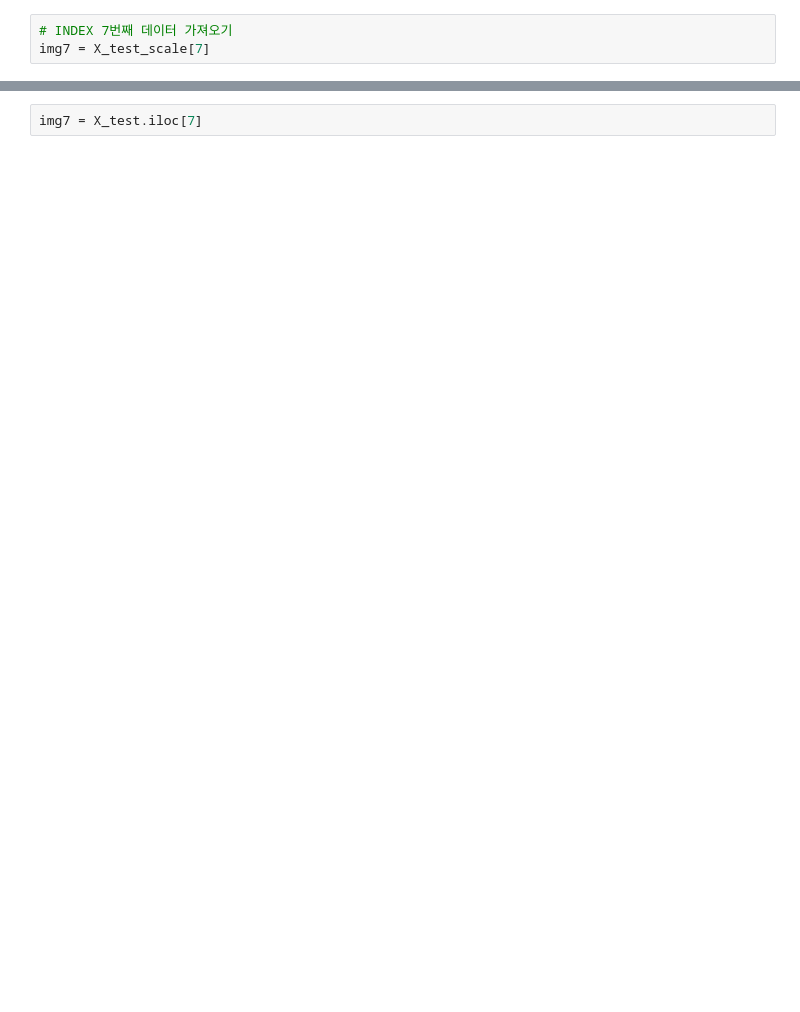
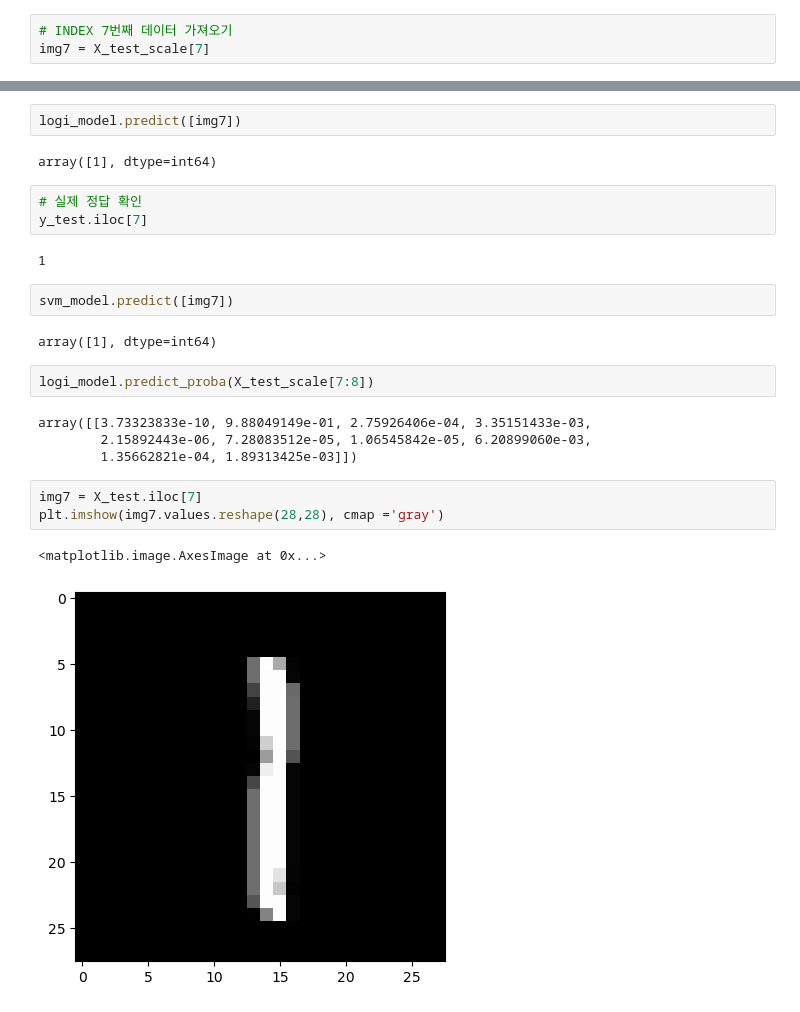
Before and after one commit to truffleToast/Aishool, a Jupyter notebook: Pythonstudy/Machine Learning/ex10_선형분류(LogisticRegression, SVM)_손글씨 숫자데이터 분류 실습.ipynb, the cells around one changed output, grey strips where cells are left out. Saved outputs shown, nothing was run; the diff lists cells and outputs as text; blank space fills up the shorter version.

```diff
--- a/Pythonstudy/Machine Learning/ex10_선형분류(LogisticRegression, SVM)_손글씨 숫자데이터 분류 실습.ipynb
+++ b/Pythonstudy/Machine Learning/ex10_선형분류(LogisticRegression, SVM)_손글씨 숫자데이터 분류 실습.ipynb
@@ -303,2 +284,25 @@ array([[3.73323833e-10, 9.88049149e-01, 2.75926406e-04, 3.35151433e-03,
-# %%
-img7 = X_test.iloc[7]
+# %%
+logi_model.predict([img7])
+# %% [output]
+array([1], dtype=int64)
+# %%
+# 실제 정답 확인
+y_test.iloc[7]
+# %% [output]
+1
+# %%
+svm_model.predict([img7])
+# %% [output]
+array([1], dtype=int64)
+# %%
+logi_model.predict_proba(X_test_scale[7:8])
+# %% [output]
+array([[3.73323833e-10, 9.88049149e-01, 2.75926406e-04, 3.35151433e-03,
+        2.15892443e-06, 7.28083512e-05, 1.06545842e-05, 6.20899060e-03,
+        1.35662821e-04, 1.89313425e-03]])
+# %%
+img7 = X_test.iloc[7]
+plt.imshow(img7.values.reshape(28,28), cmap ='gray')
+# %% [output]
+<matplotlib.image.AxesImage at 0x...>
+[figure, added]
```
Also changed, not shown: parts of 12 cells of this notebook.
